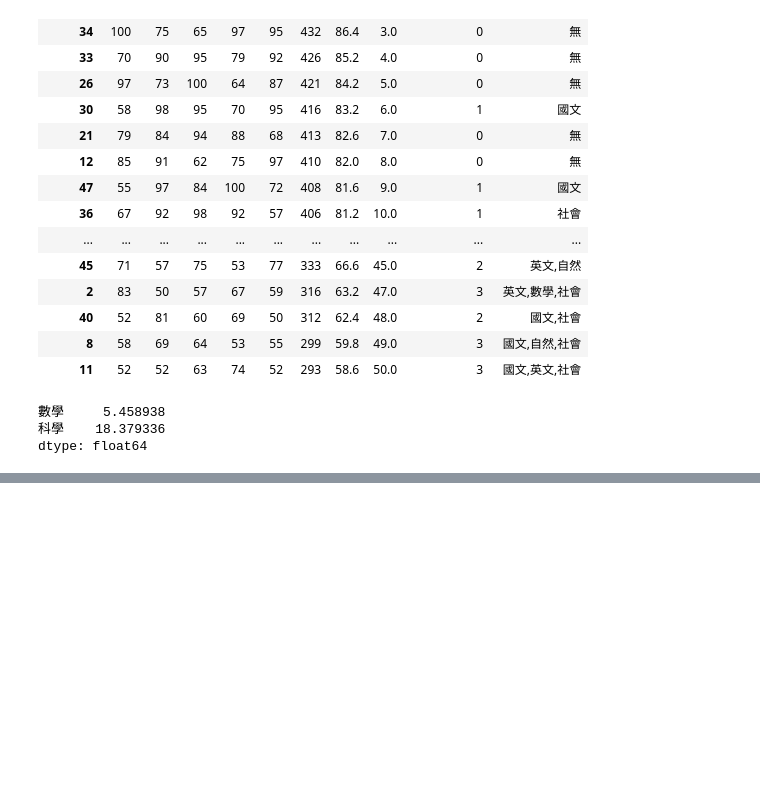
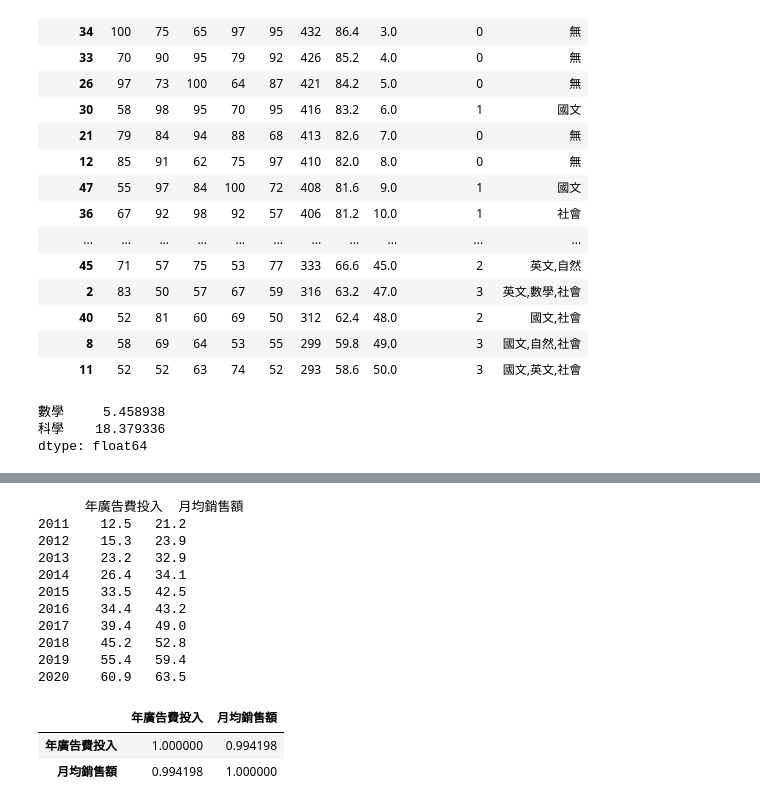
Before and after one commit to roberthsu2003/__2025_10_14_2_4_ai__, a Jupyter notebook: lesson17/lesson17_5.ipynb, the cells around one changed output, grey strips where cells are left out. Saved outputs shown, nothing was run; the diff lists cells and outputs as text; code cells hidden in the pictures; blank space fills up the shorter version.

```diff
--- a/lesson17/lesson17_5.ipynb
+++ b/lesson17/lesson17_5.ipynb
@@ -115,0 +137,28 @@ dtype: float64
+# %%
+#某財務軟體公司在全國有許多代理商，為研究它的財務軟體產品的廣告投入與銷售額的關係，
+#統計人員隨機選擇10家代理商進行觀察，搜集到年廣告投入費和月平均銷售額的數據，
+#並編製成相關表
+#相關係數計算
+import pandas as pd
+import numpy as np
+
+data = {'年廣告費投入':[12.5, 15.3, 23.2, 26.4, 33.5, 34.4, 39.4, 45.2, 55.4, 60.9],
+            '月均銷售額':[21.2, 23.9, 32.9, 34.1, 42.5, 43.2, 49.0, 52.8, 59.4, 63.5]}
+data_df = pd.DataFrame(data,index=[2011,2012,2013,2014,2015,2016,2017,2018,2019,2020])
+print(data_df)
+data_df.corr()  # 計算相關係數
+# %% [output]
+      年廣告費投入  月均銷售額
+2011    12.5   21.2
+2012    15.3   23.9
+2013    23.2   32.9
+2014    26.4   34.1
+2015    33.5   42.5
+2016    34.4   43.2
+2017    39.4   49.0
+2018    45.2   52.8
+2019    55.4   59.4
+2020    60.9   63.5
+|  | 年廣告費投入 | 月均銷售額 |
+| 年廣告費投入 | 1.000000 | 0.994198 |
+| 月均銷售額 | 0.994198 | 1.000000 |
```
Also changed, not shown: parts of 4 cells of this notebook, 1 other file.
